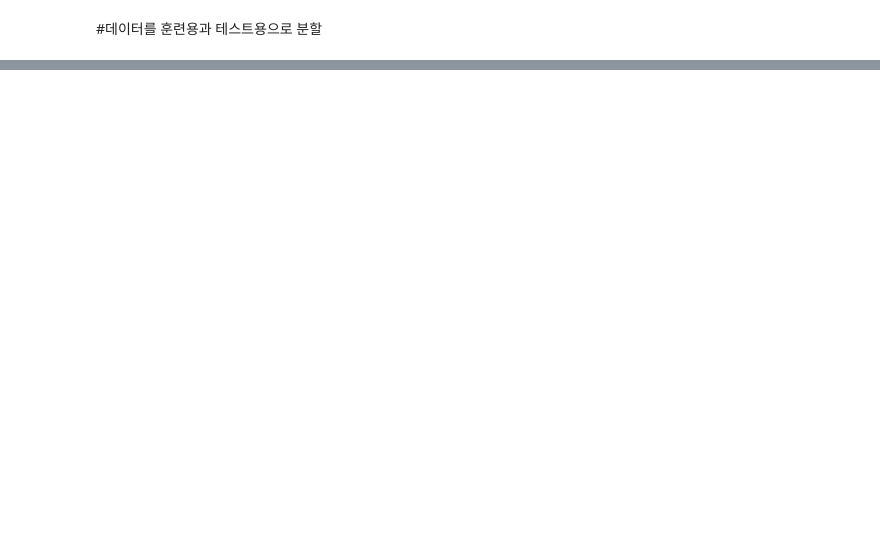
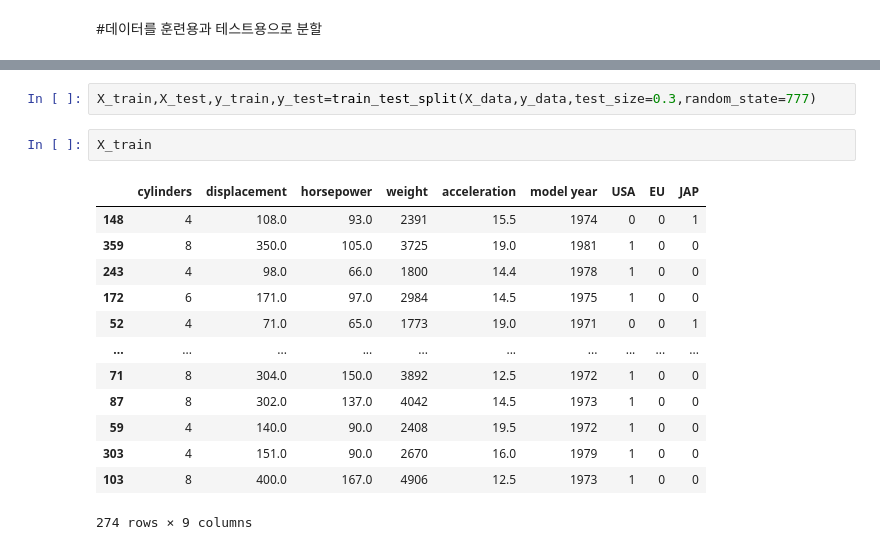
Before and after one commit to cchio74/forgemaster, a Jupyter notebook: lab05_Auto_MPG_LHC.ipynb, the cells around one changed output, grey strips where cells are left out. Saved outputs shown, nothing was run; the diff lists cells and outputs as text; blank space fills up the shorter version.

```diff
--- a/lab05_Auto_MPG_LHC.ipynb
+++ b/lab05_Auto_MPG_LHC.ipynb
@@ -523,0 +599,18 @@ refined_data.tail()
+# %%
+X_train,X_test,y_train,y_test=train_test_split(X_data,y_data,test_size=0.3,random_state=777)
+# %%
+X_train
+# %% [output]
+|  | cylinders | displacement | horsepower | weight | acceleration | model year | USA | EU | JAP |
+| 148 | 4 | 108.0 | 93.0 | 2391 | 15.5 | 1974 | 0 | 0 | 1 |
+| 359 | 8 | 350.0 | 105.0 | 3725 | 19.0 | 1981 | 1 | 0 | 0 |
+| 243 | 4 | 98.0 | 66.0 | 1800 | 14.4 | 1978 | 1 | 0 | 0 |
+| 172 | 6 | 171.0 | 97.0 | 2984 | 14.5 | 1975 | 1 | 0 | 0 |
+| 52 | 4 | 71.0 | 65.0 | 1773 | 19.0 | 1971 | 0 | 0 | 1 |
+| ... | ... | ... | ... | ... | ... | ... | ... | ... | ... |
+| 71 | 8 | 304.0 | 150.0 | 3892 | 12.5 | 1972 | 1 | 0 | 0 |
+| 87 | 8 | 302.0 | 137.0 | 4042 | 14.5 | 1973 | 1 | 0 | 0 |
+| 59 | 4 | 140.0 | 90.0 | 2408 | 19.5 | 1972 | 1 | 0 | 0 |
+| 303 | 4 | 151.0 | 90.0 | 2670 | 16.0 | 1979 | 1 | 0 | 0 |
+| 103 | 8 | 400.0 | 167.0 | 4906 | 12.5 | 1973 | 1 | 0 | 0 |
+274 rows × 9 columns
```
Also changed, not shown: parts of 64 cells of this notebook.
